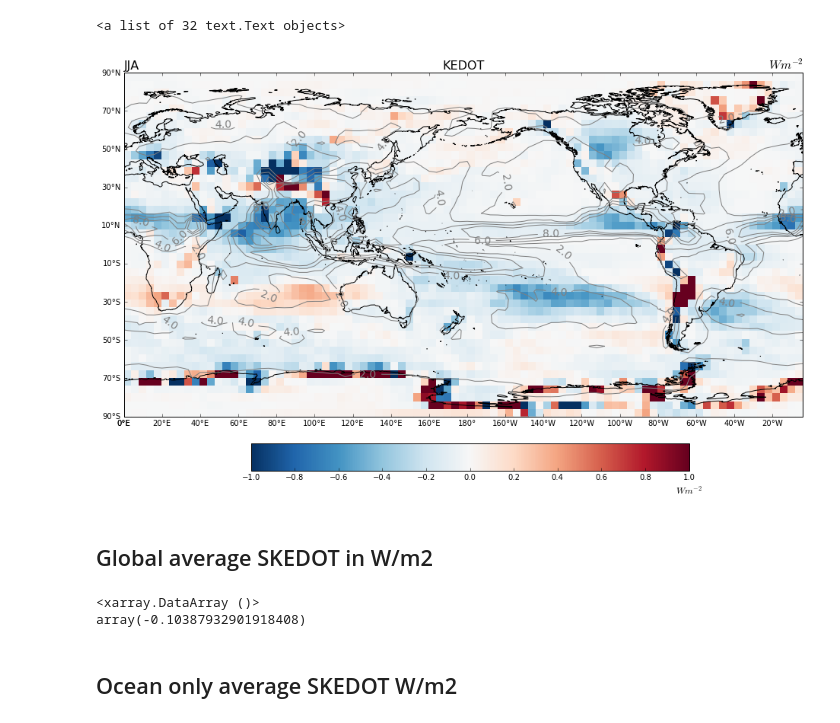
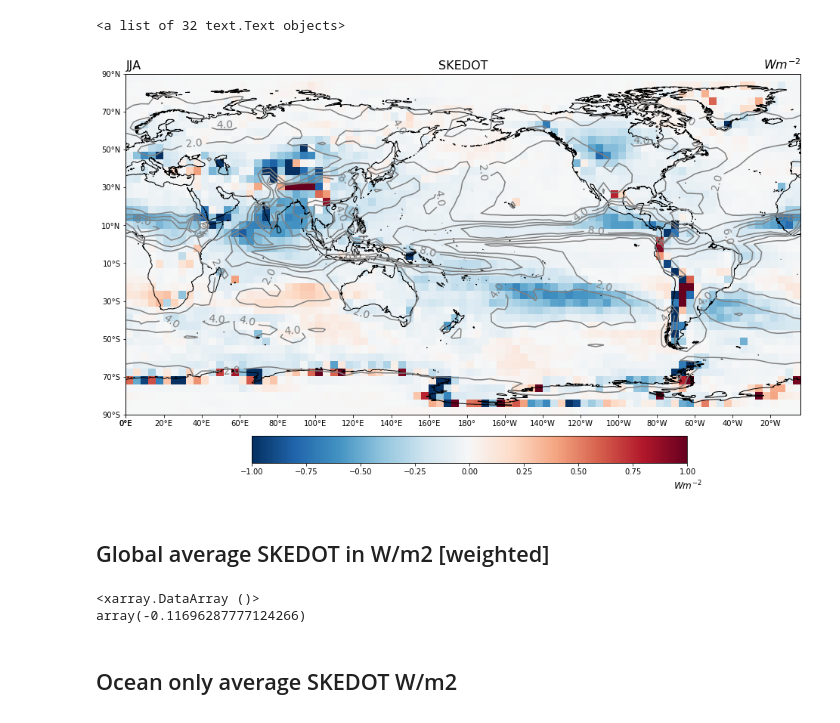
Before and after one commit to suvarchal/G5NR, a Jupyter notebook: SKEDOT_simple_plots_averages.ipynb, the cells around one changed output. Cells and saved outputs as stored; diff of their text form; code cells hidden in the pictures.

```diff
--- a/SKEDOT_simple_plots_averages.ipynb
+++ b/SKEDOT_simple_plots_averages.ipynb
@@ -12,6 +12,6 @@ import seaborn as sns
 # %%
-SKEdataset=xr.open_dataset('/home/suvarchal/G5NR/SKE_may2017_merged.nc')
-#http://weather.rsmas.miami.edu/repository/entry/show?entryid=synth%3A1142722f-a386-4c17-a4f6-0f685cd19ae3%3AL0c1TlIvU0tFX21heTIwMTdfbWVyZ2VkLm5j
+SKEdataset=xr.open_dataset('/home/suvarchal/G5NR/SKEdot_merged_90x45.nc')
+#http://weather.rsmas.miami.edu/repository/opendap/synth:1142722f-a386-4c17-a4f6-0f685cd19ae3:L0c1TlIvU0tFZG90X21lcmdlZF85MHg0NS5uYw==/entry.das
 # %%
 SKEdataset.data_vars
 # %% [output]
@@ -70,39 +70,39 @@ Data variables:
 # %%
 #kedot,cyc_lon=addcyclic(SKEdataset_seas.KEDOT[0,:,:],SKEdataset_seas.lon)
 #prec,cyc_lon=addcyclic(SKEdataset_seas.PREC[0,:,:],SKEdataset_seas.lon)
 lon_2d,lat_2d=np.meshgrid(SKEdataset_seas.lon,SKEdataset_seas.lat)
 
 fig = plt.figure(figsize=(16,10))
 ax = fig.add_subplot(111, projection=ccrs.PlateCarree(central_longitude=180))
-kedot=SKEdataset_seas.KEDOT.sel(season='JJA')
+kedot=SKEdataset_seas.SKEDOT.sel(season='JJA')
 prec=SKEdataset_seas.PREC.sel(season='JJA')
 cax = fig.add_axes([0.27, 0.1, 0.5, 0.05])
-ax.set_title('KEDOT', size=16)
+ax.set_title('SKEDOT', size=16)
 ax.set_title('JJA', size=16,loc="left")
 ax.set_title('$W m^{-2}$', size=16,loc="right")
 
 c=ax.pcolormesh(lon_2d,lat_2d,kedot,cmap='RdBu_r',vmin=-1.0,vmax=1.0,transform=ccrs.PlateCarree(central_longitude=0))
 plevels=np.arange(0,10,2)
 c1=ax.contour(lon_2d,lat_2d,prec*86400,colors='Gray',levels=plevels,transform=ccrs.PlateCarree(central_longitude=0))
 ax.coastlines('50m')
 ax.set_yticks(np.arange(-90,100,20), crs=ccrs.PlateCarree(central_longitude=180))
 ax.set_xticks(np.arange(0,380,20),crs=ccrs.PlateCarree())
 lon_formatter = LongitudeFormatter(zero_direction_label=True)
 lat_formatter = LatitudeFormatter()
 ax.xaxis.set_major_formatter(lon_formatter)
 ax.yaxis.set_major_formatter(lat_formatter)
 
 cb = fig.colorbar(c, cax=cax,orientation='horizontal')
 cb.set_label(r'$W m^{-2}$', size='large',position=(1.0,0.04))
 plt.clabel(c1,plevels[0::1],inline=1,fmt='%1.1f',fontsize=14)
 # %% [output]
 <a list of 32 text.Text objects>
-[figure, old version]
+[figure, new version]
 # %%
 areafile=xr.open_dataset('/home/suvarchal/G5NR/cell_area_90x45.nc')
 #http://weather.rsmas.miami.edu/repository/entry/show?entryid=synth%3A1142722f-a386-4c17-a4f6-0f685cd19ae3%3AL0c1TlIvY2VsbF9hcmVhXzkweDQ1Lm5j
 lsmask=xr.open_dataset('/home/suvarchal/G5NR/G5NR_90x45_seamask.nc')
 #http://weather.rsmas.miami.edu/repository/entry/show?entryid=synth%3A1142722f-a386-4c17-a4f6-0f685cd19ae3%3AL0c1TlIvRzVOUl85MHg0NV9zZWFtYXNrLm5j
 # %% [markdown]
-## Global average SKEDOT in W/m2
+## Global average SKEDOT in W/m2 [weighted]
 # %%
@@ -114,10 +113,10 @@ areafrac=area/areasum
 # %%
 skedot_mean=SKEdataset.SKEDOT.mean(dim='time')
 # %%
-(skedot_mean*areafrac).sum()  #KEDOT was -0.085 W/m2
+(skedot_mean*areafrac).sum() #KEDOT is similar
 # %% [output]
 <xarray.DataArray ()>
-array(-0.10387932901918408)
+array(-0.11696287777124266)
 # %% [markdown]
 ## Ocean only average SKEDOT W/m2
 # %%
```
Also changed, not shown: parts of 7 cells of this notebook.
